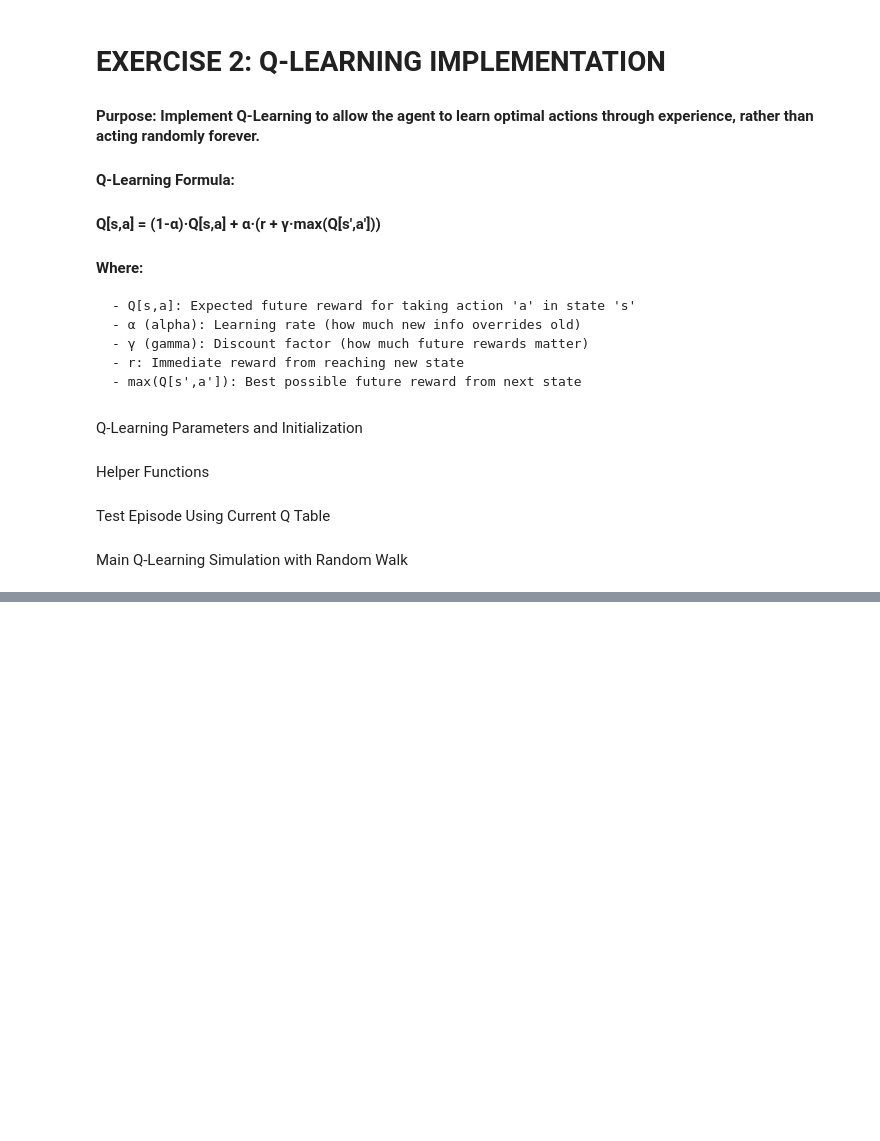
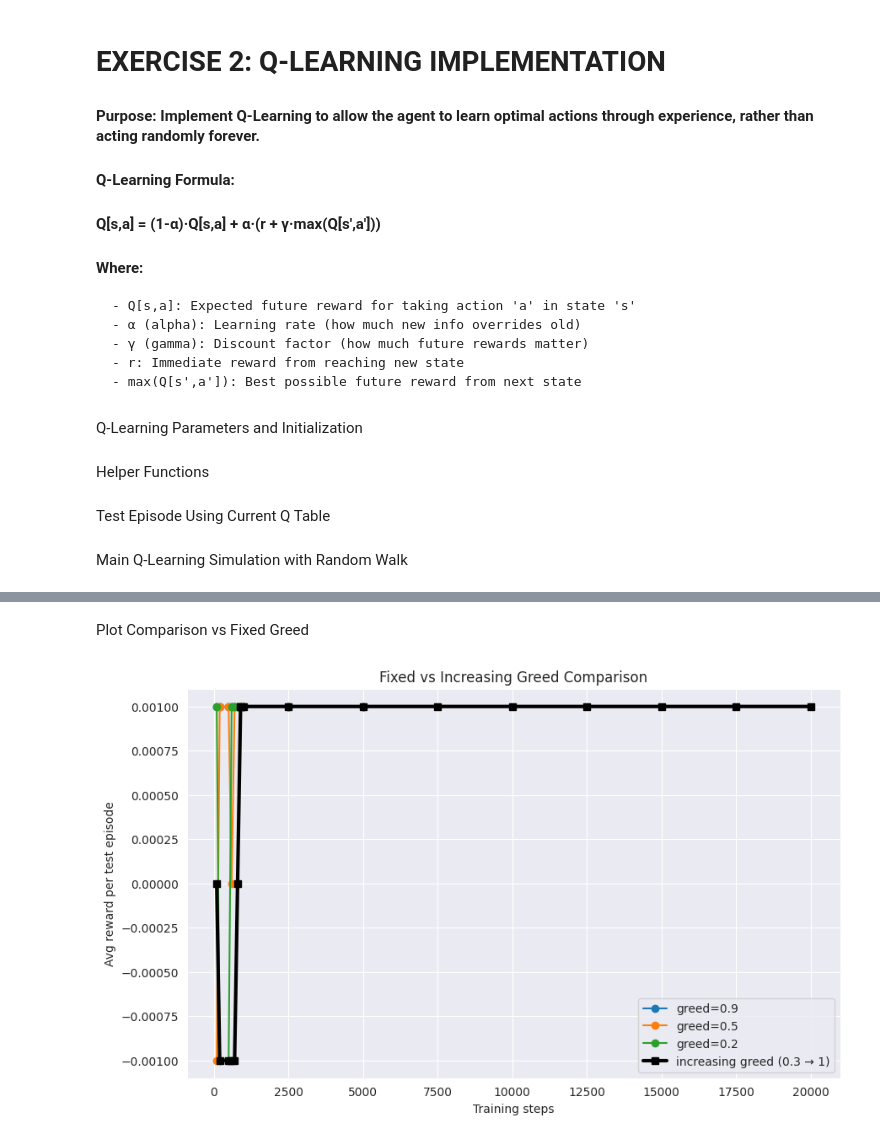
Before and after one commit to GauravGurung123/ml-supervised-learning-assignment-1, a Jupyter notebook: ReinforcementLearningEx/re_ex_1.ipynb, the cells around one changed output, grey strips where cells are left out. Cells and saved outputs as stored; diff of their text form; code cells hidden in the pictures; blank space fills up the shorter version.

```diff
--- a/ReinforcementLearningEx/re_ex_1.ipynb
+++ b/ReinforcementLearningEx/re_ex_1.ipynb
@@ -416,0 +532,44 @@ plt.show()
+# %%
+def train_with_increasing_greed(total_steps=20000):
+    Q.fill(0)
+    s = 0
+    avg_rewards = []
+
+    for step in range(1, total_steps+1):
+        progress = step / total_steps
+        greed = 0.3 + 0.7 * progress       # 0.3 → 1.0
+        epsilon = 1 - greed
+
+        s = step_q_epsilon(s, epsilon)
+        if s in [GOAL, BAD]:
+            s = 0
+
+        if step in test_steps:
+            avg_rewards.append(test_episode())
+
+    return avg_rewards, Q.copy()
+
+inc_rewards, inc_Q = train_with_increasing_greed()
+# %% [markdown]
+Plot Comparison vs Fixed Greed
+# %%
+plt.figure(figsize=(10,6))
+
+for g in greed_values:
+    y = results[g][0]                # rewards list
+    x = test_steps[:len(y)]          # match lengths automatically
+    plt.plot(x, y, marker='o', label=f"greed={g}")
+
+# increasing greed
+y_inc = inc_rewards
+x_inc = test_steps[:len(y_inc)]
+plt.plot(x_inc, y_inc, marker='s', linewidth=3, label="increasing greed (0.3 → 1)", color='black')
+
+plt.xlabel("Training steps")
+plt.ylabel("Avg reward per test episode")
+plt.title("Fixed vs Increasing Greed Comparison")
+plt.legend()
+plt.grid(True)
+plt.show()
+# %% [output]
+[figure, added]
```
Also changed, not shown: parts of 23 cells of this notebook.
